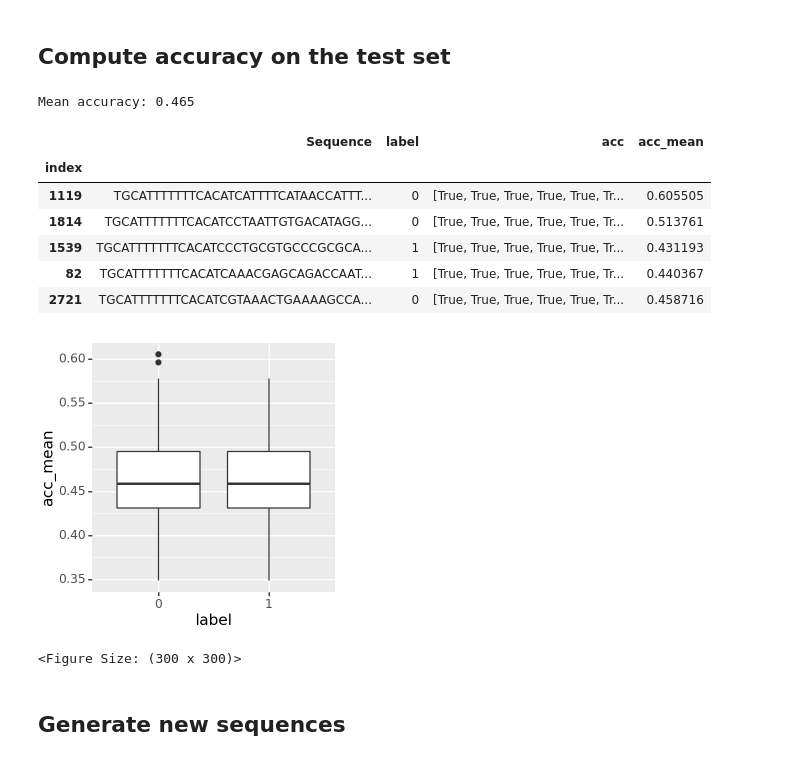
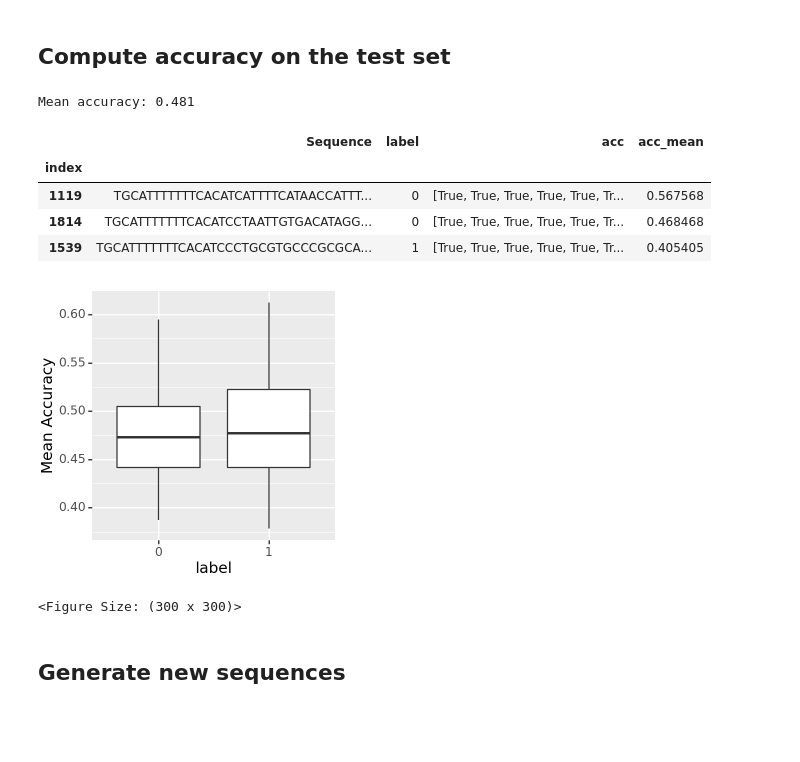
Before and after one commit to Genentech/regLM, a Jupyter notebook: tutorials/tutorial.ipynb, the cells around one changed output. Drawn from its saved outputs; the diff is of its cells as text; code cells hidden in the pictures; blank space fills up the shorter version.

```diff
--- a/tutorials/tutorial.ipynb
+++ b/tutorials/tutorial.ipynb
@@ -84,13 +84,13 @@ config = {
  'layer': {
      'emb_dim': 5,
      'filter_order': 64,
-     'l_max': 111,
+     'l_max': train_ds.seq_len + train_ds.label_len + 1,
      '_name_': 'hyena'
  }
 }
 # %%
 model = reglm.lightning.LightningModel(
-    config=config, lr=1e-3, logger='csv', label_len=1).to(torch.device(0))
+    config=config, lr=1e-3, label_len=1).to(torch.device(0))
 # %% [output]
 number of parameters: 0.04M
 # %% [markdown]
@@ -143,24 +155,22 @@ number of parameters: 0.04M
 import reglm.metrics
 test = reglm.metrics.compute_accuracy(model, test)
 # %% [output]
-Mean accuracy: 0.465
+Mean accuracy: 0.481
 # %%
-test.head()
+test.head(3)
 # %% [output]
 |  | Sequence | label | acc | acc_mean |
 | index |  |  |  |  |
-| 1119 | TGCATTTTTTTCACATCATTTTCATAACCATTT... | 0 | [True, True, True, True, True, Tr... | 0.605505 |
-| 1814 | TGCATTTTTTTCACATCCTAATTGTGACATAGG... | 0 | [True, True, True, True, True, Tr... | 0.513761 |
-| 1539 | TGCATTTTTTTCACATCCCTGCGTGCCCGCGCA... | 1 | [True, True, True, True, True, Tr... | 0.431193 |
-| 82 | TGCATTTTTTTCACATCAAACGAGCAGACCAAT... | 1 | [True, True, True, True, True, Tr... | 0.440367 |
-| 2721 | TGCATTTTTTTCACATCGTAAACTGAAAAGCCA... | 0 | [True, True, True, True, True, Tr... | 0.458716 |
+| 1119 | TGCATTTTTTTCACATCATTTTCATAACCATTT... | 0 | [True, True, True, True, True, Tr... | 0.567568 |
+| 1814 | TGCATTTTTTTCACATCCTAATTGTGACATAGG... | 0 | [True, True, True, True, True, Tr... | 0.468468 |
+| 1539 | TGCATTTTTTTCACATCCCTGCGTGCCCGCGCA... | 1 | [True, True, True, True, True, Tr... | 0.405405 |
 # %%
 (
     ggplot(test, aes(x='label', y='acc_mean')) + geom_boxplot()
-    + theme(figure_size=(3, 3))
+    + theme(figure_size=(3, 3)) + ylab('Mean Accuracy')
 )
 # %% [output]
-[figure, old version]
+[figure, new version]
 <Figure Size: (300 x 300)>
 # %% [markdown]
 ## Generate new sequences
```
Also changed, not shown: parts of 4 cells of this notebook, 2 other files.
